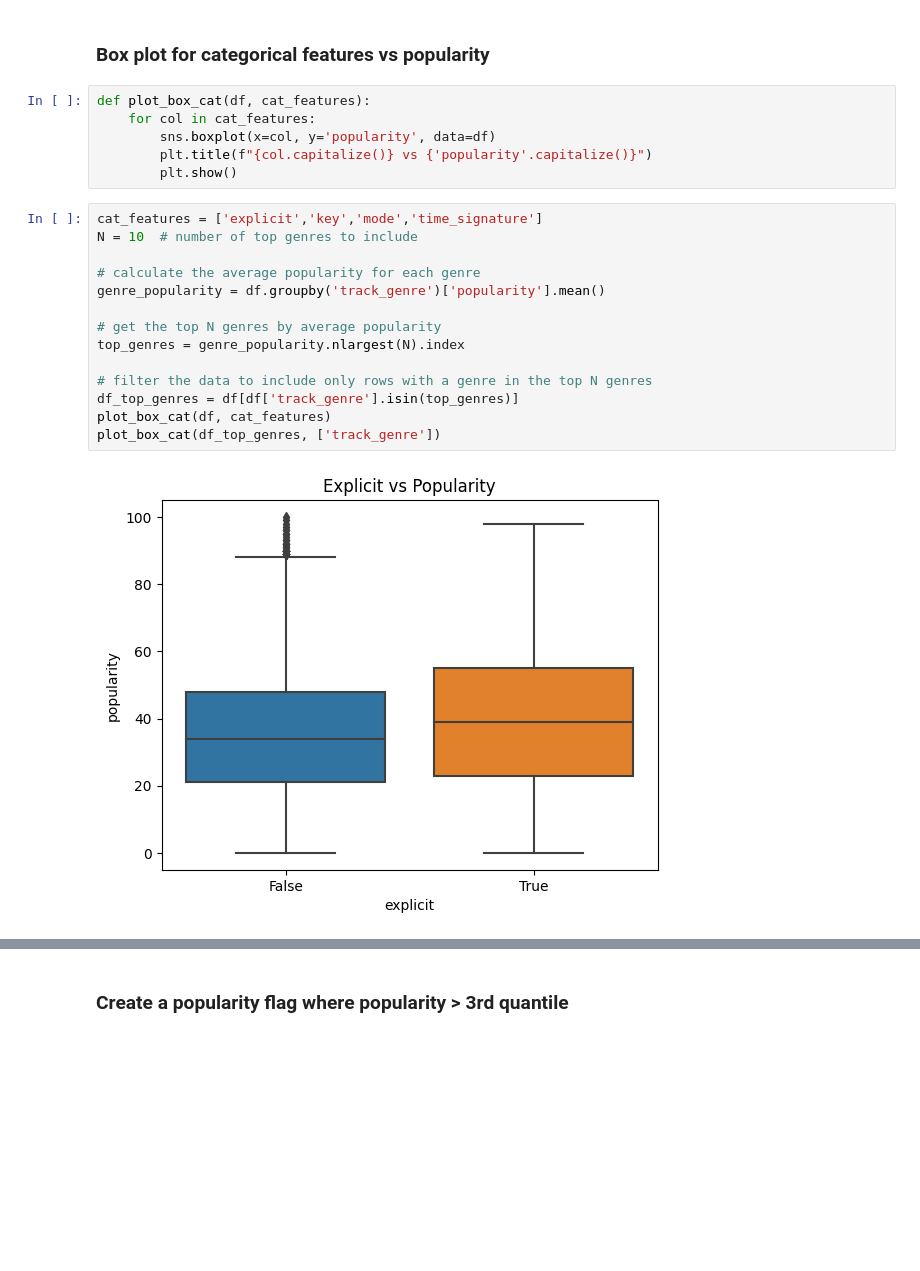
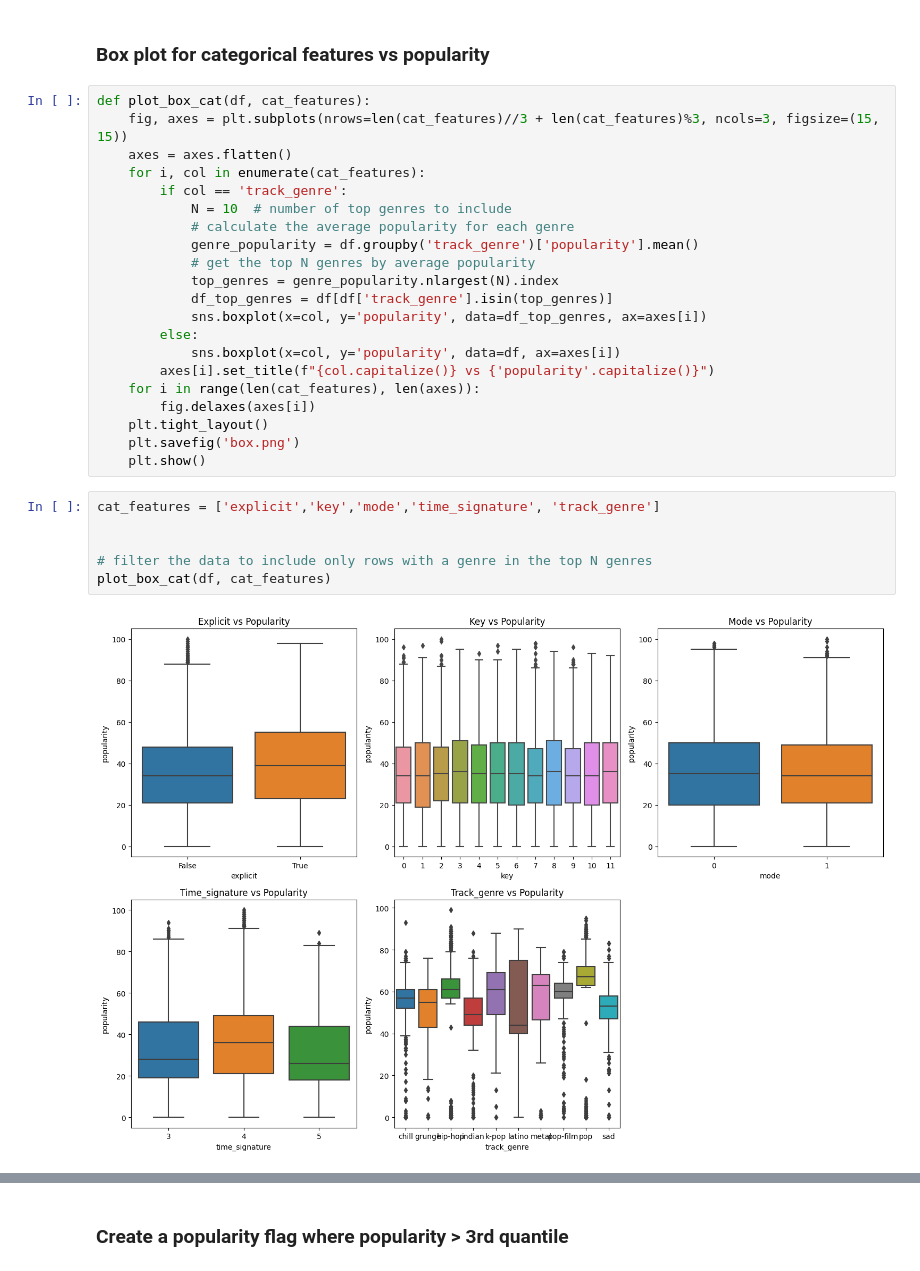
Before and after one commit to diivien/Music-Popularity-Prediction, a Jupyter notebook: Exploratory Data Analysis.ipynb, the cells around one changed output, grey strips where cells are left out. Drawn from its saved outputs; the diff is of its cells as text; blank space fills up the shorter version.

```diff
--- a/Exploratory Data Analysis.ipynb
+++ b/Exploratory Data Analysis.ipynb
@@ -133,23 +132,30 @@ plot_scatter(df, cont_features)
 ### Box plot for categorical features vs popularity
 # %%
 def plot_box_cat(df, cat_features):
-    for col in cat_features:
-        sns.boxplot(x=col, y='popularity', data=df)
-        plt.title(f"{col.capitalize()} vs {'popularity'.capitalize()}")
-        plt.show()
+    fig, axes = plt.subplots(nrows=len(cat_features)//3 + len(cat_features)%3, ncols=3, figsize=(15, 15))
+    axes = axes.flatten()
+    for i, col in enumerate(cat_features):
+        if col == 'track_genre':
+            N = 10  # number of top genres to include
+            # calculate the average popularity for each genre
+            genre_popularity = df.groupby('track_genre')['popularity'].mean()
+            # get the top N genres by average popularity
+            top_genres = genre_popularity.nlargest(N).index
+            df_top_genres = df[df['track_genre'].isin(top_genres)]
+            sns.boxplot(x=col, y='popularity', data=df_top_genres, ax=axes[i])
+        else:
+            sns.boxplot(x=col, y='popularity', data=df, ax=axes[i])
+        axes[i].set_title(f"{col.capitalize()} vs {'popularity'.capitalize()}")
+    for i in range(len(cat_features), len(axes)):
+        fig.delaxes(axes[i])
+    plt.tight_layout()
+    plt.savefig('box.png')
+    plt.show()
 # %%
-cat_features = ['explicit','key','mode','time_signature']
-N = 10  # number of top genres to include
+cat_features = ['explicit','key','mode','time_signature', 'track_genre']
 
-# calculate the average popularity for each genre
-genre_popularity = df.groupby('track_genre')['popularity'].mean()
-
-# get the top N genres by average popularity
-top_genres = genre_popularity.nlargest(N).index
 
 # filter the data to include only rows with a genre in the top N genres
-df_top_genres = df[df['track_genre'].isin(top_genres)]
 plot_box_cat(df, cat_features)
-plot_box_cat(df_top_genres, ['track_genre'])
 # %% [output]
-[figure, old version]
+[figure, new version]
```
Also changed, not shown: parts of 11 cells of this notebook, 1 other file.
